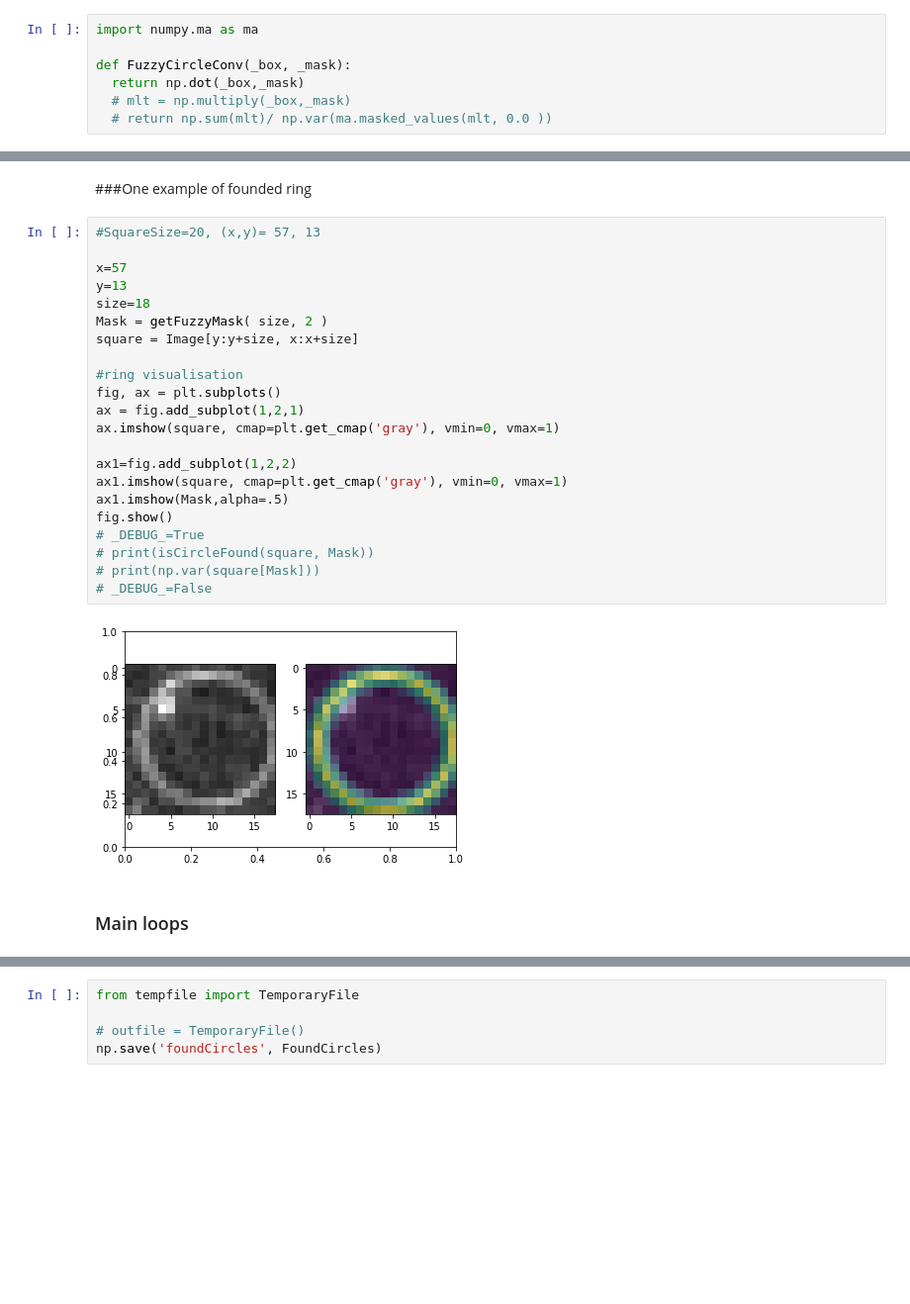
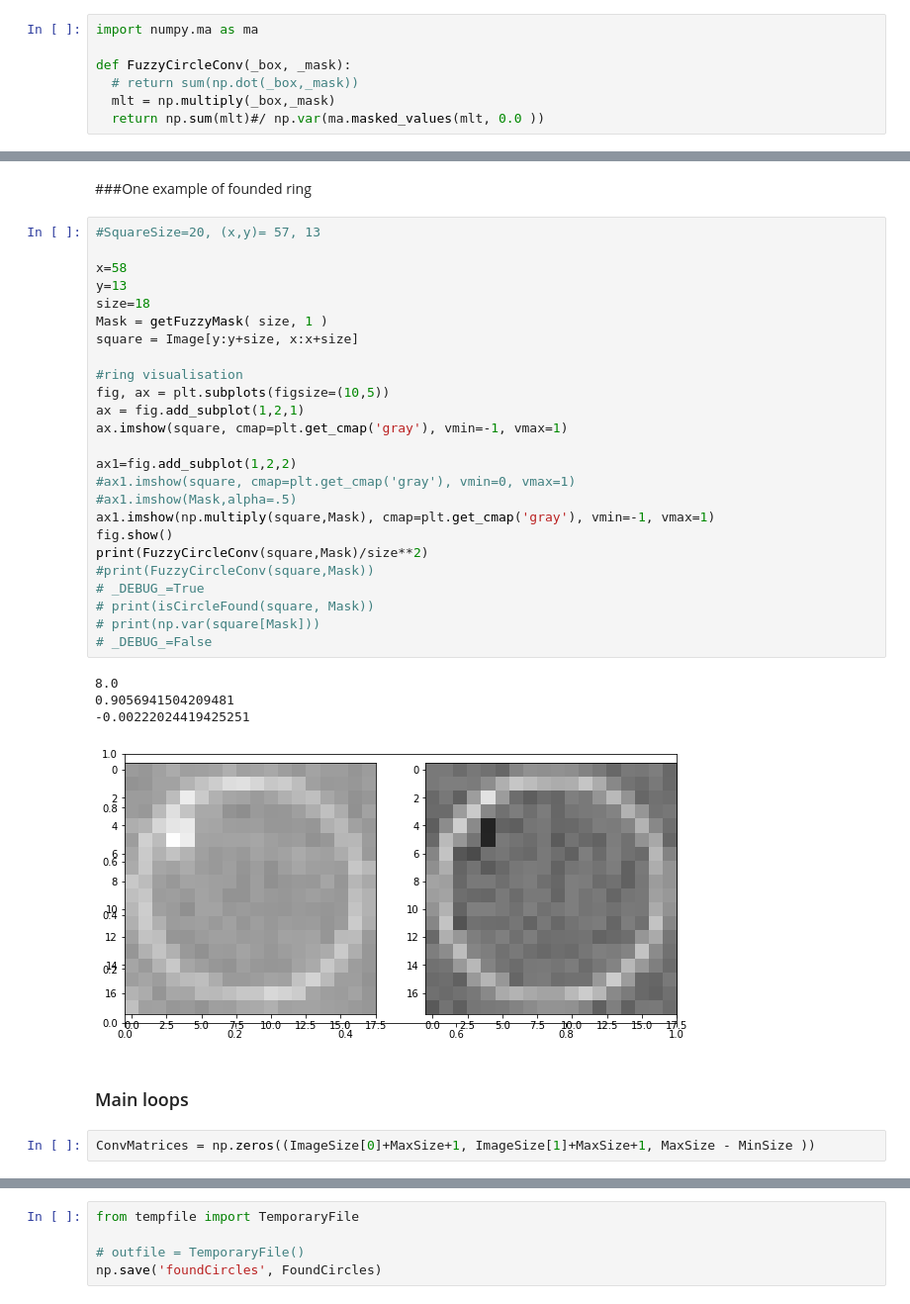
Before and after one commit to andrew-veriga/MathForML, a Jupyter notebook: ConvolutionalCoffieCircles.ipynb, the cells around one changed output, grey strips where cells are left out. Shown at 99% size. Cells and saved outputs as stored; diff of their text form; blank space fills up the shorter version.

```diff
--- a/ConvolutionalCoffieCircles.ipynb
+++ b/ConvolutionalCoffieCircles.ipynb
@@ -107,9 +108,9 @@ def isCircleFound(_box, _mask):
 import numpy.ma as ma
 
 def FuzzyCircleConv(_box, _mask):
-  return np.dot(_box,_mask)
-  # mlt = np.multiply(_box,_mask)
-  # return np.sum(mlt)/ np.var(ma.masked_values(mlt, 0.0 ))
+  # return sum(np.dot(_box,_mask))
+  mlt = np.multiply(_box,_mask)
+  return np.sum(mlt)#/ np.var(ma.masked_values(mlt, 0.0 ))
 # %% [markdown]
 ###function getMask
 create square matrix of boolean as a ring of Trues inscribed in a square of Falses
@@ -189,27 +213,35 @@ fig.show()
 # %%
 #SquareSize=20, (x,y)= 57, 13
 
-x=57
+x=58
 y=13
 size=18
-Mask = getFuzzyMask( size, 2 )
+Mask = getFuzzyMask( size, 1 )
 square = Image[y:y+size, x:x+size]
 
 #ring visualisation
-fig, ax = plt.subplots()
+fig, ax = plt.subplots(figsize=(10,5))
 ax = fig.add_subplot(1,2,1)
-ax.imshow(square, cmap=plt.get_cmap('gray'), vmin=0, vmax=1)
+ax.imshow(square, cmap=plt.get_cmap('gray'), vmin=-1, vmax=1)
 
 ax1=fig.add_subplot(1,2,2)
-ax1.imshow(square, cmap=plt.get_cmap('gray'), vmin=0, vmax=1)
-ax1.imshow(Mask,alpha=.5)
+#ax1.imshow(square, cmap=plt.get_cmap('gray'), vmin=0, vmax=1)
+#ax1.imshow(Mask,alpha=.5)
+ax1.imshow(np.multiply(square,Mask), cmap=plt.get_cmap('gray'), vmin=-1, vmax=1)
 fig.show()
+print(FuzzyCircleConv(square,Mask)/size**2)
+#print(FuzzyCircleConv(square,Mask))
 # _DEBUG_=True
 # print(isCircleFound(square, Mask))
 # print(np.var(square[Mask]))
 # _DEBUG_=False
 # %% [output]
+8.0
+0.9056941504209481
+-0.00222024419425251
-[figure, old version]
+[figure, new version]
 # %% [markdown]
 ### Main loops
+# %%
+ConvMatrices = np.zeros((ImageSize[0]+MaxSize+1, ImageSize[1]+MaxSize+1, MaxSize - MinSize ))
 # %%
```
Also changed, not shown: parts of 8 cells of this notebook.
